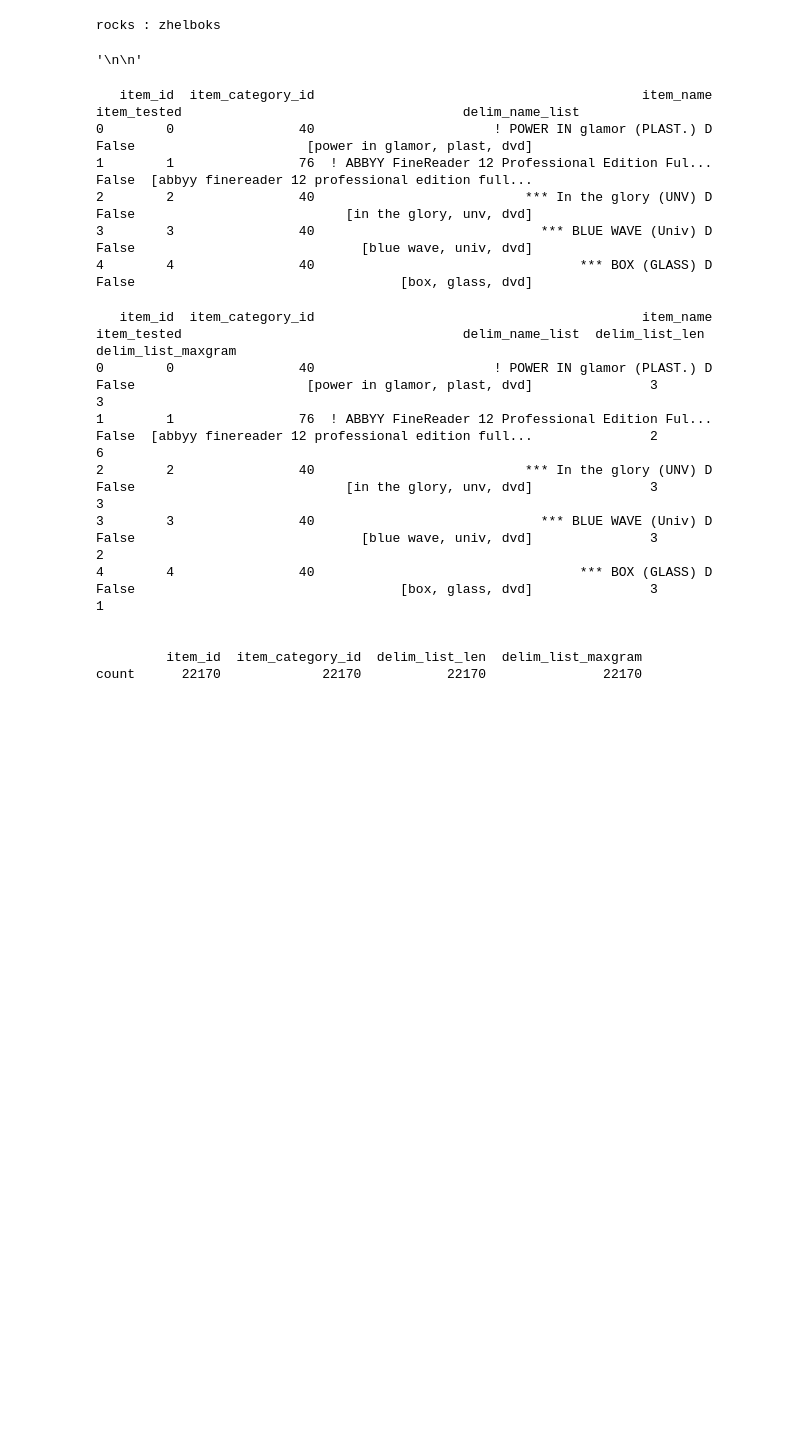
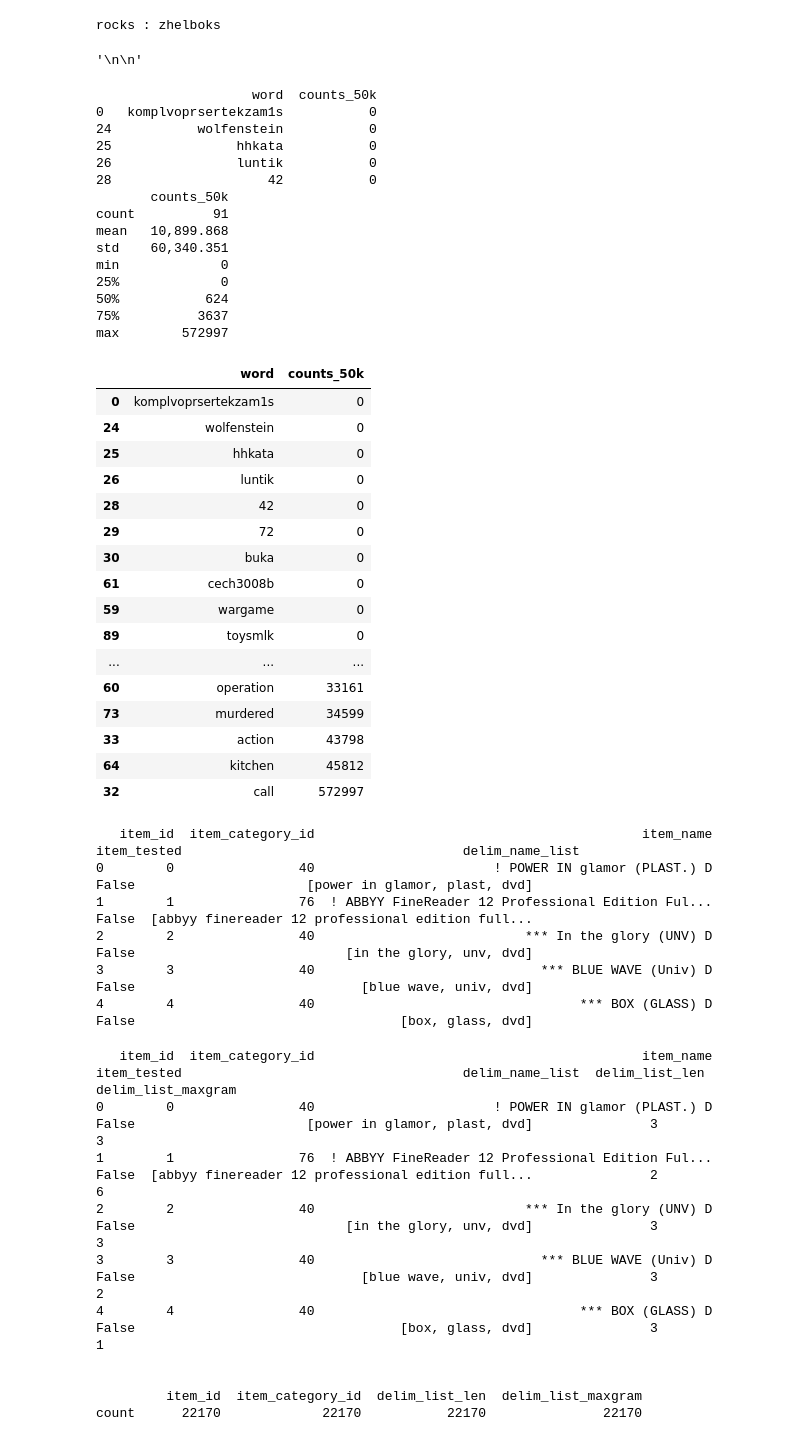
Before and after one commit to migai/Kag, a Jupyter notebook: ipynb_versions/MG_EDA_v3.0 readable.ipynb, the cells around one changed output. Drawn from its saved outputs; the diff is of its cells as text; code cells hidden in the pictures; blank space fills up the shorter version.

Commit message:
en_50k word freq enabled

```diff
--- a/ipynb_versions/MG_EDA_v3.0 readable.ipynb
+++ b/ipynb_versions/MG_EDA_v3.0 readable.ipynb
@@ -2693,6 +2688,52 @@ print("rocks :", lemmatizer.lemmatize("zhelboks"))
 # %% [output]
 rocks : zhelboks
 '\n\n'
+# %%
+en50k_word_list = en_50k.word.to_numpy(dtype='str')
+swfreq = []
+for sw in special_words.split(","):
+    sw_50k_rank = np.where(en50k_word_list == sw)[0]
+    if len(sw_50k_rank) > 0:
+        swfreq.append(en_50k.at[sw_50k_rank[0],'word_count'])
+    else:
+        swfreq.append(0)
+
+special_wds_df = pd.DataFrame({"word": special_words.split(","), "counts_50k": swfreq}).sort_values('counts_50k')
+print(special_wds_df.head(20))
+print(special_wds_df.describe())
+# %% [output]
+                    word  counts_50k
+0   komplvoprsertekzam1s           0
+24           wolfenstein           0
+25                hhkata           0
+26                luntik           0
+28                    42           0
+       counts_50k
+count          91
+mean   10,899.868
+std    60,340.351
+min             0
+25%             0
+50%           624
+75%          3637
+max        572997
+|  | word | counts_50k |
+| 0 | komplvoprsertekzam1s | 0 |
+| 24 | wolfenstein | 0 |
+| 25 | hhkata | 0 |
+| 26 | luntik | 0 |
+| 28 | 42 | 0 |
+| 29 | 72 | 0 |
+| 30 | buka | 0 |
+| 61 | cech3008b | 0 |
+| 59 | wargame | 0 |
+| 89 | toysmlk | 0 |
+| ... | ... | ... |
+| 60 | operation | 33161 |
+| 73 | murdered | 34599 |
+| 33 | action | 43798 |
+| 64 | kitchen | 45812 |
+| 32 | call | 572997 |
 # %%
 # explanation of regex string I'm using to parse the item_name
 '''
```
Also changed, not shown: parts of 9 cells of this notebook, 1 other file.
